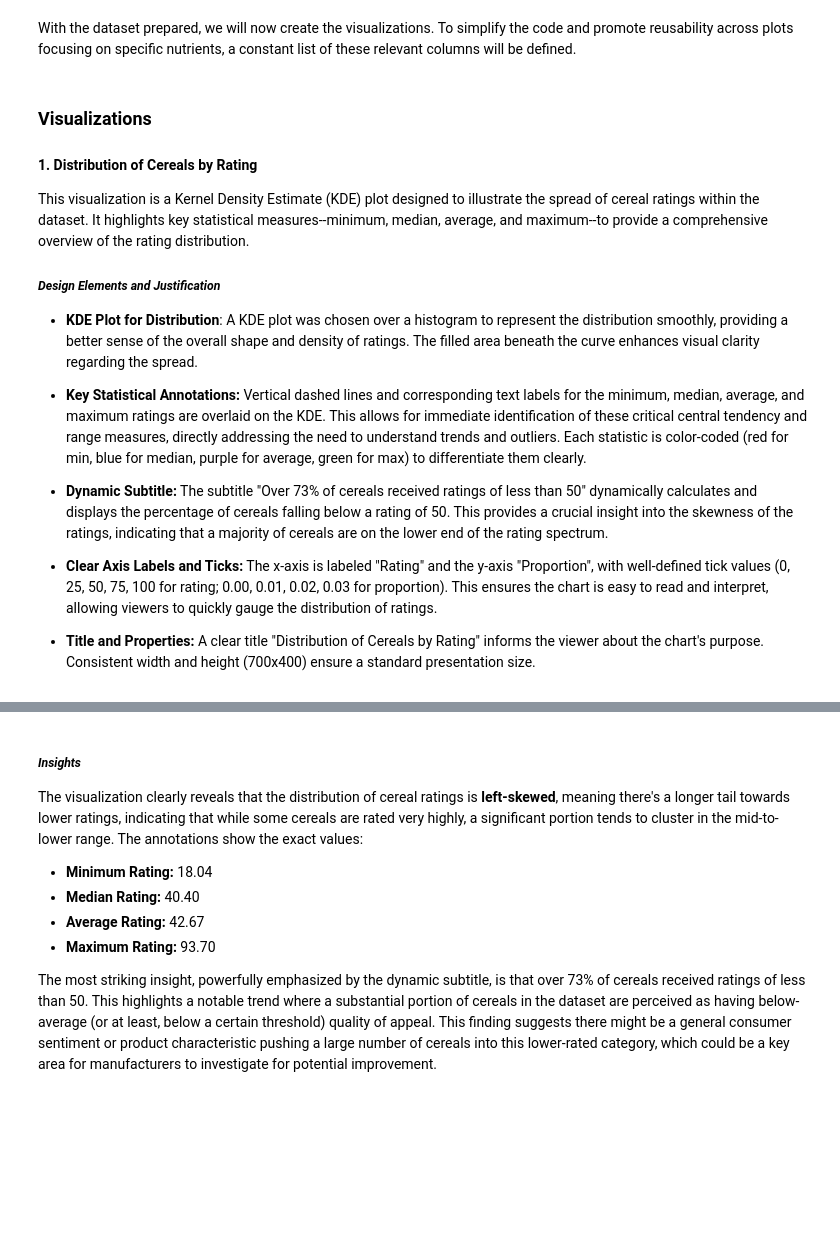
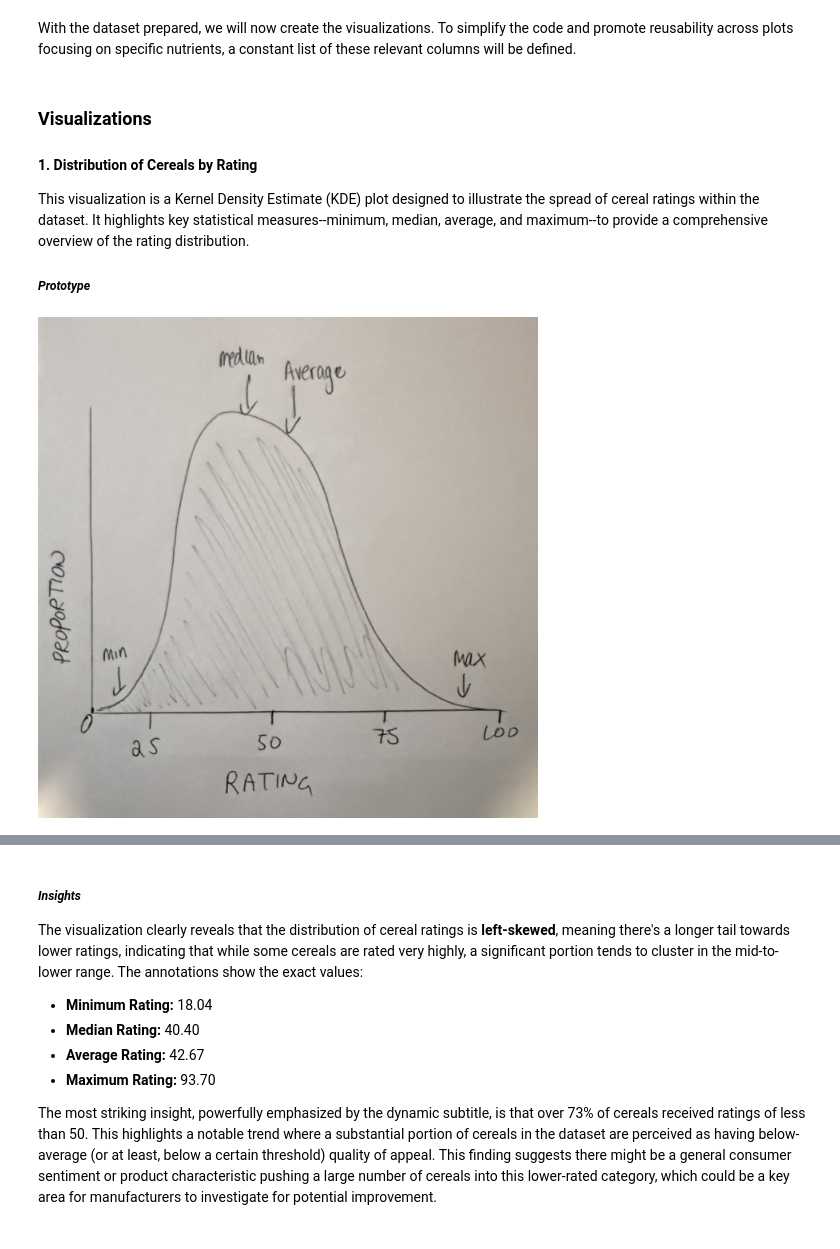
Before and after one commit to matthewdutton1983/DTSA-5304-Final-Project, a Jupyter notebook: notebooks/cereals.ipynb, the cells around one changed output, grey strips where cells are left out. Cells and saved outputs as stored; diff of their text form; code cells hidden in the pictures; blank space fills up the shorter version.

Commit message:
Added prototypes

```diff
--- a/notebooks/cereals.ipynb
+++ b/notebooks/cereals.ipynb
@@ -195,14 +196,8 @@ NUTRIENT_COLS = ['calories', 'protein', 'fat', 'sodium', 'fiber', 'carbo', 'suga
 
 This visualization is a Kernel Density Estimate (KDE) plot designed to illustrate the spread of cereal ratings within the dataset. It highlights key statistical measures--minimum, median, average, and maximum--to provide a comprehensive overview of the rating distribution.
 
-##### <i>Design Elements and Justification</i>
-
-- **KDE Plot for Distribution**: A KDE plot was chosen over a histogram to represent the distribution smoothly, providing a better sense of the overall shape and density of ratings. The filled area beneath the curve enhances visual clarity regarding the spread.
-
-- **Key Statistical Annotations:** Vertical dashed lines and corresponding text labels for the minimum, median, average, and maximum ratings are overlaid on the KDE. This allows for immediate identification of these critical central tendency and range measures, directly addressing the need to understand trends and outliers. Each statistic is color-coded (red for min, blue for median, purple for average, green for max) to differentiate them clearly.
-
-- **Dynamic Subtitle:** The subtitle "Over 73% of cereals received ratings of less than 50" dynamically calculates and displays the percentage of cereals falling below a rating of 50. This provides a crucial insight into the skewness of the ratings, indicating that a majority of cereals are on the lower end of the rating spectrum.
-
-- **Clear Axis Labels and Ticks:** The x-axis is labeled "Rating" and the y-axis "Proportion", with well-defined tick values (0, 25, 50, 75, 100 for rating; 0.00, 0.01, 0.02, 0.03 for proportion). This ensures the chart is easy to read and interpret, allowing viewers to quickly gauge the distribution of ratings.
-
-- **Title and Properties:** A clear title "Distribution of Cereals by Rating" informs the viewer about the chart's purpose. Consistent width and height (700x400) ensure a standard presentation size.
+##### <i>Prototype</i>
+# %%
+display(Image(filename="../prototypes/viz1.jpg", width=500, height=400))
+# %% [output]
+[figure, added]
```
Also changed, not shown: parts of 20 cells of this notebook, 8 other files.
